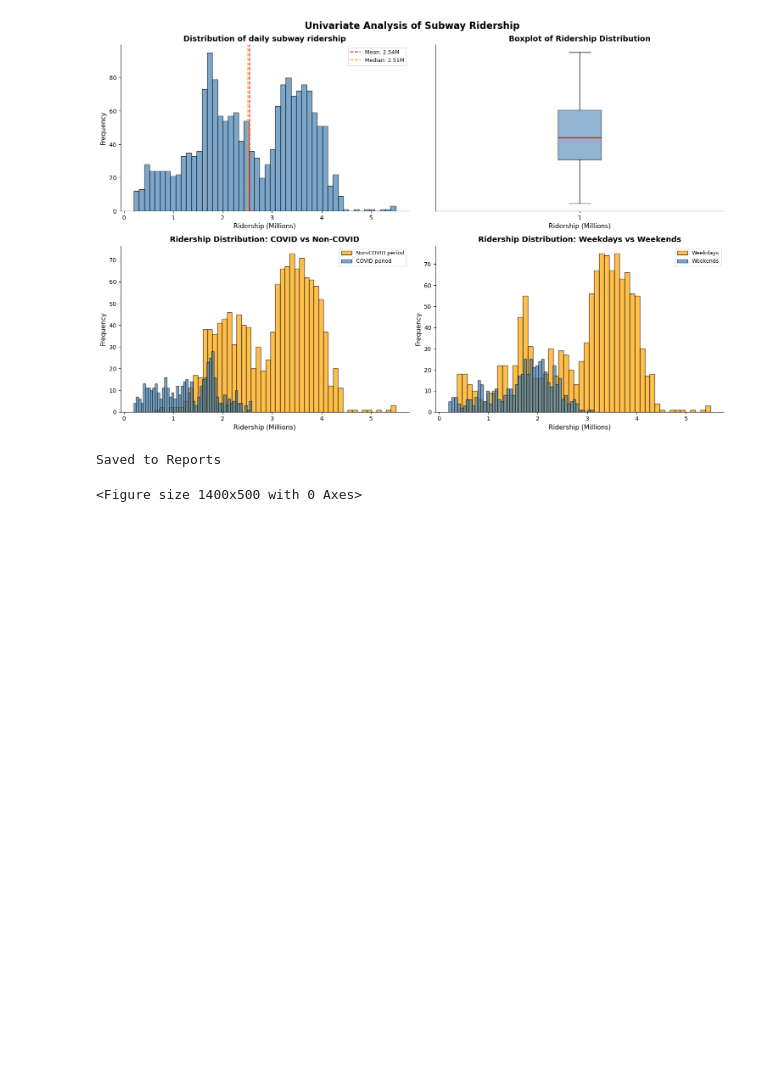
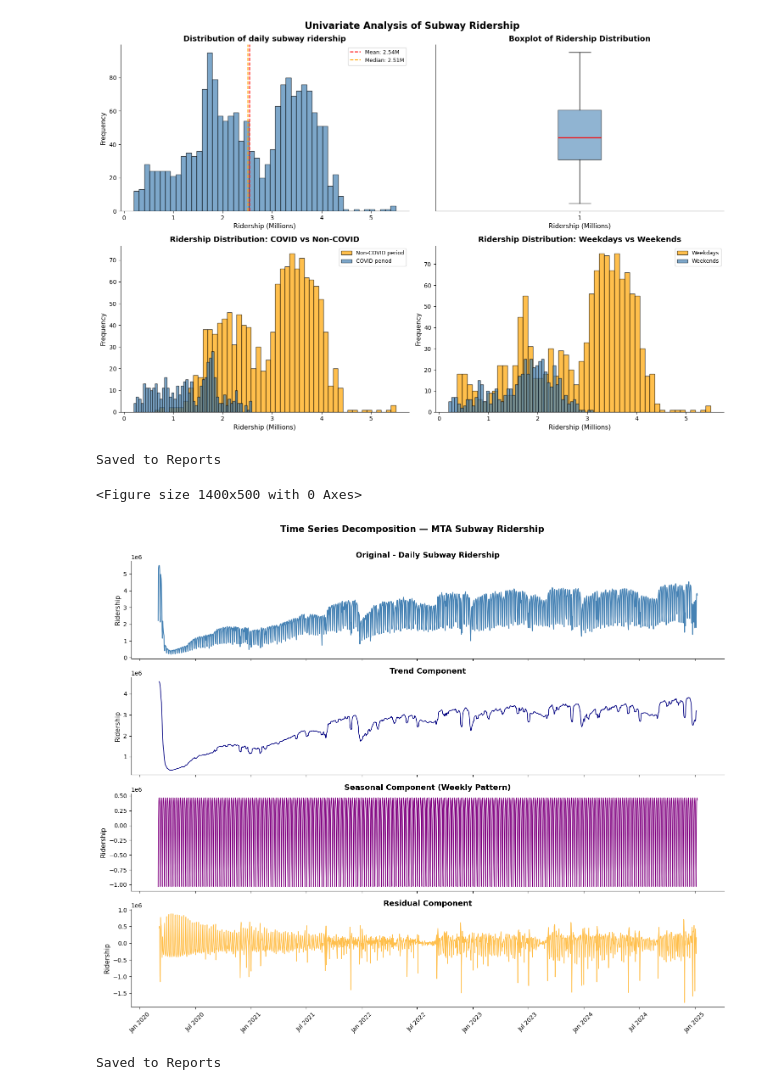
Before and after one commit to parasj17/MumbaiMobilityIQ, a Jupyter notebook: Notebooks/03_eda.ipynb, the cells around one changed output. Saved outputs shown, nothing was run; the diff lists cells and outputs as text; code cells hidden in the pictures; blank space fills up the shorter version.

```diff
--- a/Notebooks/03_eda.ipynb
+++ b/Notebooks/03_eda.ipynb
@@ -136,0 +139,36 @@ Saved to Reports
+# %%
+ts = df.set_index('date')[TARGET]
+decomposition = seasonal_decompose(ts, model = 'additive', period = 7)
+# %%
+fig,axes = plt.subplots (4, 1, figsize=(15, 12), sharex=True)
+
+axes[0].plot(ts, color='steelblue', label='Original')
+axes[0].set_title('Original - Daily Subway Ridership', fontweight='bold')
+axes[0].set_ylabel('Ridership')
+
+axes [1].plot(decomposition.trend, color='navy', linewidth = 1.2)
+axes[1].set_title('Trend Component', fontweight='bold')
+axes[1].set_ylabel('Ridership')
+
+axes [2].plot(decomposition.seasonal, color='purple', linewidth = 1.2)
+axes[2].set_title('Seasonal Component (Weekly Pattern)', fontweight='bold')
+axes[2].set_ylabel('Ridership')
+
+axes [3].plot(decomposition.resid, color='orange', linewidth = 1.2, alpha = 0.7)
+axes[3].set_title('Residual Component', fontweight='bold')
+axes[3].set_ylabel('Ridership')
+
+for ax in axes:
+    ax.xaxis.set_major_formatter(mdates.DateFormatter('%b %Y'))
+    ax.xaxis.set_major_locator(mdates.MonthLocator(interval=6))
+    plt.setp(ax.xaxis.get_majorticklabels(), rotation=45)
+
+plt.suptitle("Time Series Decomposition — MTA Subway Ridership",
+             fontsize=15, fontweight='bold', y=1.01)
+plt.tight_layout()
+plt.savefig('../Reports/03_decomposition.png', dpi=150, bbox_inches='tight')
+plt.show()
+print("Saved to Reports")
+# %% [output]
+[figure, added]
+Saved to Reports
```
Also changed, not shown: parts of 2 cells of this notebook.
